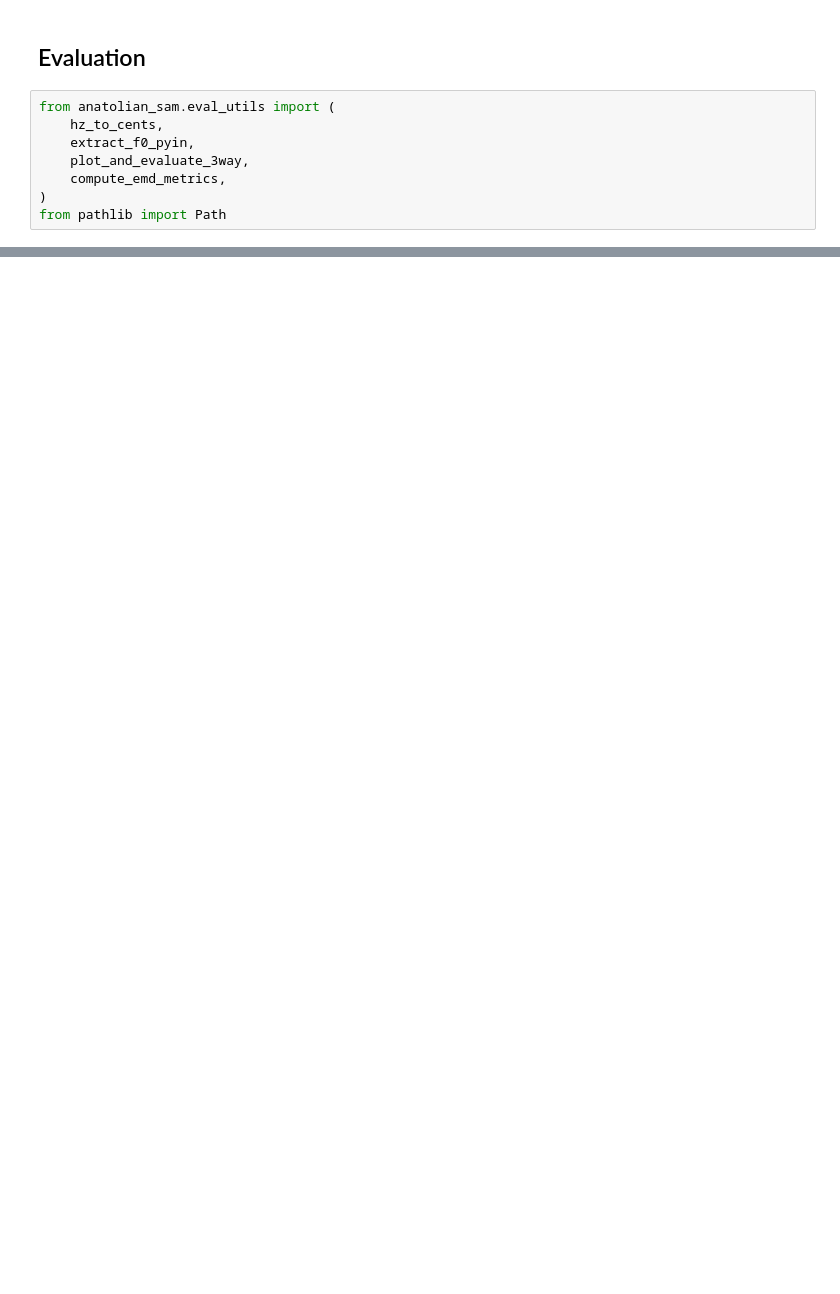
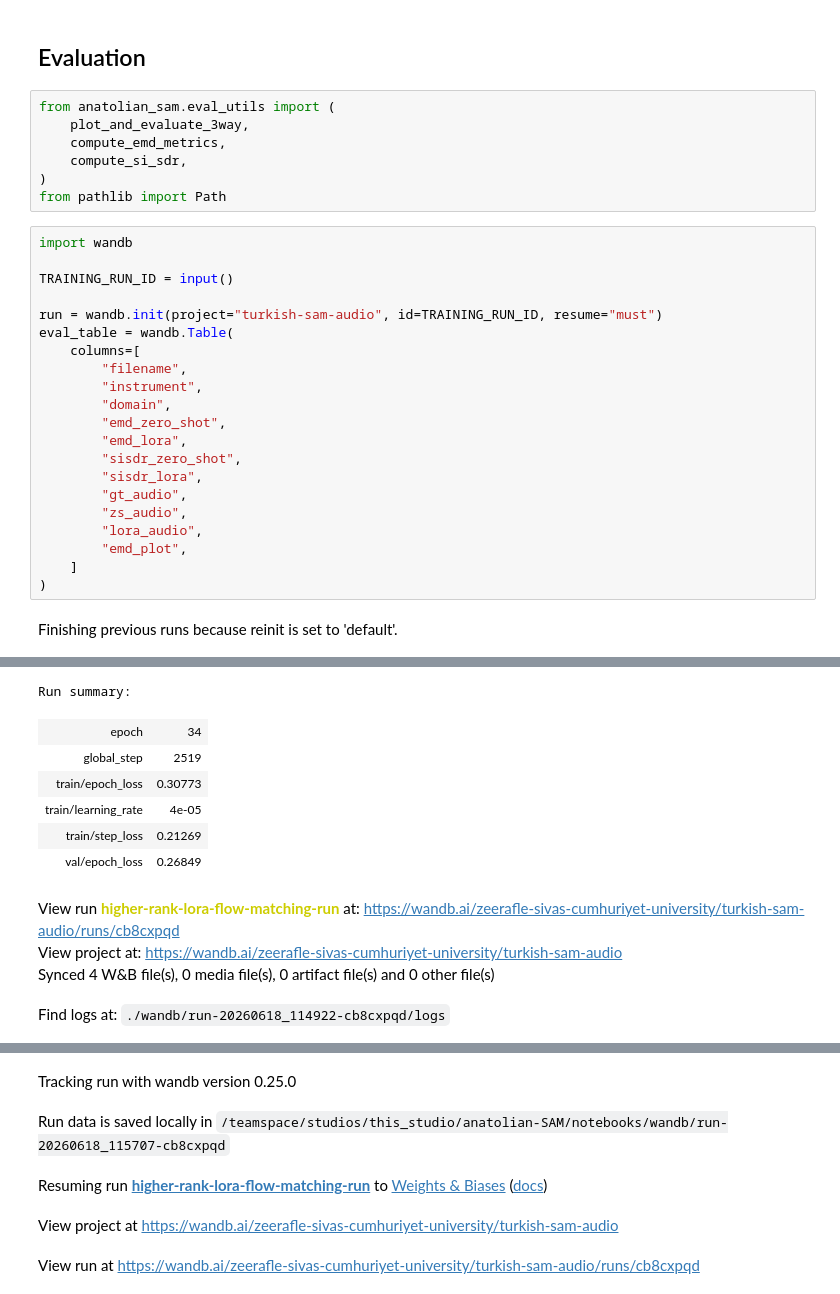
Before and after one commit to zeerafle/anatolian-SAM, a Jupyter notebook: notebooks/04-evaluation.ipynb, the cells around one changed output, grey strips where cells are left out. Saved outputs shown, nothing was run; the diff lists cells and outputs as text; blank space fills up the shorter version.

```diff
--- a/notebooks/04-evaluation.ipynb
+++ b/notebooks/04-evaluation.ipynb
@@ -2,9 +2,31 @@
 ## Evaluation
 # %%
 from anatolian_sam.eval_utils import (
-    hz_to_cents,
-    extract_f0_pyin,
     plot_and_evaluate_3way,
     compute_emd_metrics,
+    compute_si_sdr,
 )
 from pathlib import Path
+# %%
+import wandb
+
+TRAINING_RUN_ID = input()
+
+run = wandb.init(project="turkish-sam-audio", id=TRAINING_RUN_ID, resume="must")
+eval_table = wandb.Table(
+    columns=[
+        "filename",
+        "instrument",
+        "domain",
+        "emd_zero_shot",
+        "emd_lora",
+        "sisdr_zero_shot",
+        "sisdr_lora",
+        "gt_audio",
+        "zs_audio",
+        "lora_audio",
+        "emd_plot",
+    ]
+)
+# %% [output]
+Finishing previous runs because reinit is set to 'default'.
@@ -10,0 +34,11 @@ from pathlib import Path
+Run summary:
+| epoch | 34 |
+| global_step | 2519 |
+| train/epoch_loss | 0.30773 |
+| train/learning_rate | 4e-05 |
+| train/step_loss | 0.21269 |
+| val/epoch_loss | 0.26849 |
+View run higher-rank-lora-flow-matching-run at: https://wandb.ai/zeerafle-sivas-cumhuriyet-university/turkish-sam-audio/runs/cb8cxpqd
+View project at: https://wandb.ai/zeerafle-sivas-cumhuriyet-university/turkish-sam-audio
+Synced 4 W&B file(s), 0 media file(s), 0 artifact file(s) and 0 other file(s)
+Find logs at: ./wandb/run-20260618_114922-cb8cxpqd/logs
@@ -10,0 +46,5 @@ from pathlib import Path
+Tracking run with wandb version 0.25.0
+Run data is saved locally in /teamspace/studios/this_studio/anatolian-SAM/notebooks/wandb/run-20260618_115707-cb8cxpqd
+Resuming run higher-rank-lora-flow-matching-run to Weights & Biases (docs)
+View project at https://wandb.ai/zeerafle-sivas-cumhuriyet-university/turkish-sam-audio
+View run at https://wandb.ai/zeerafle-sivas-cumhuriyet-university/turkish-sam-audio/runs/cb8cxpqd
```
Also changed, not shown: parts of 7 cells of this notebook, 5 other files.
